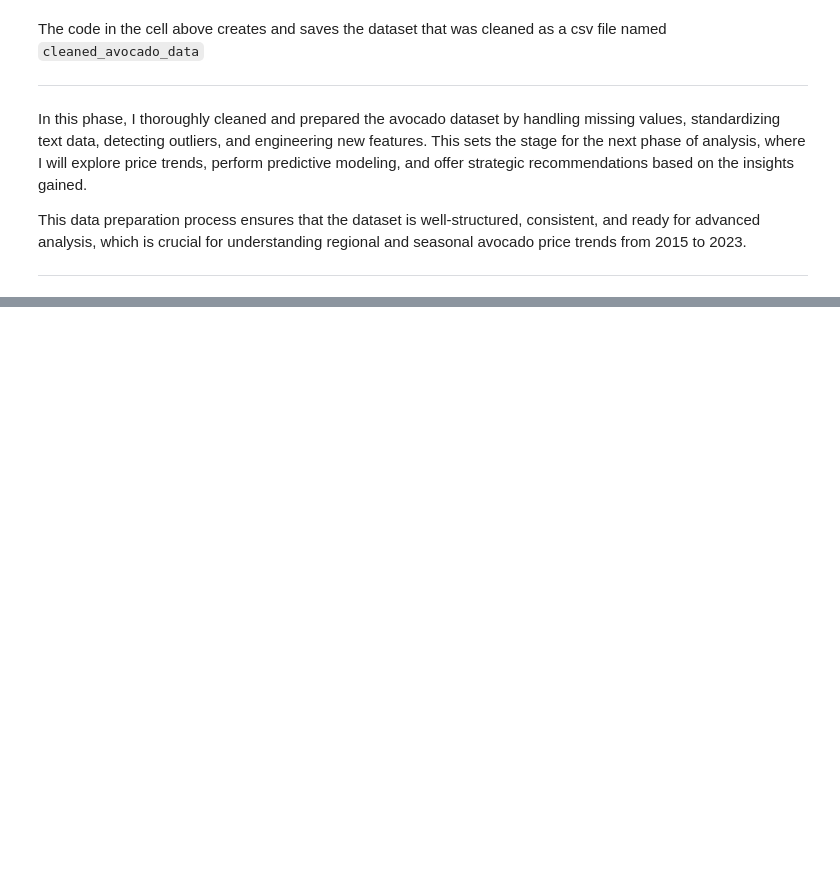
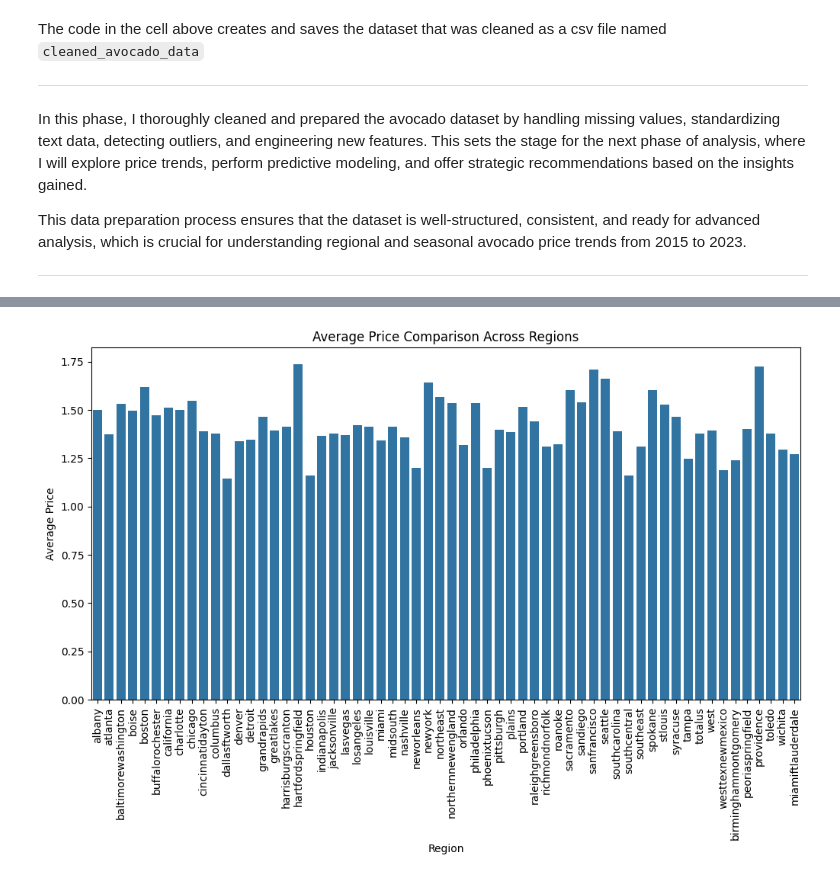
Before and after one commit to keneilweRangw/Mastering-Avocado-Prices, a Jupyter notebook: QCTO_Workplace_Module_K_Rangwaga.ipynb, the cells around one changed output, grey strips where cells are left out. Drawn from its saved outputs; the diff is of its cells as text; code cells hidden in the pictures; blank space fills up the shorter version.

Commit message:
Statistical Data Analysis Processes

```diff
--- a/QCTO_Workplace_Module_K_Rangwaga.ipynb
+++ b/QCTO_Workplace_Module_K_Rangwaga.ipynb
@@ -389,0 +493,11 @@ This data preparation process ensures that the dataset is well-structured, consi
+# %%
+# Average Price by Region
+plt.figure(figsize=(12, 6))
+sns.barplot(x='region', y='AveragePrice', data=df_clean, ci=None)
+plt.xticks(rotation=90)
+plt.title('Average Price Comparison Across Regions')
+plt.xlabel('Region')
+plt.ylabel('Average Price')
+plt.show()
+# %% [output]
+[figure, added]
```
Also changed, not shown: parts of 83 cells of this notebook, 1 other file.
